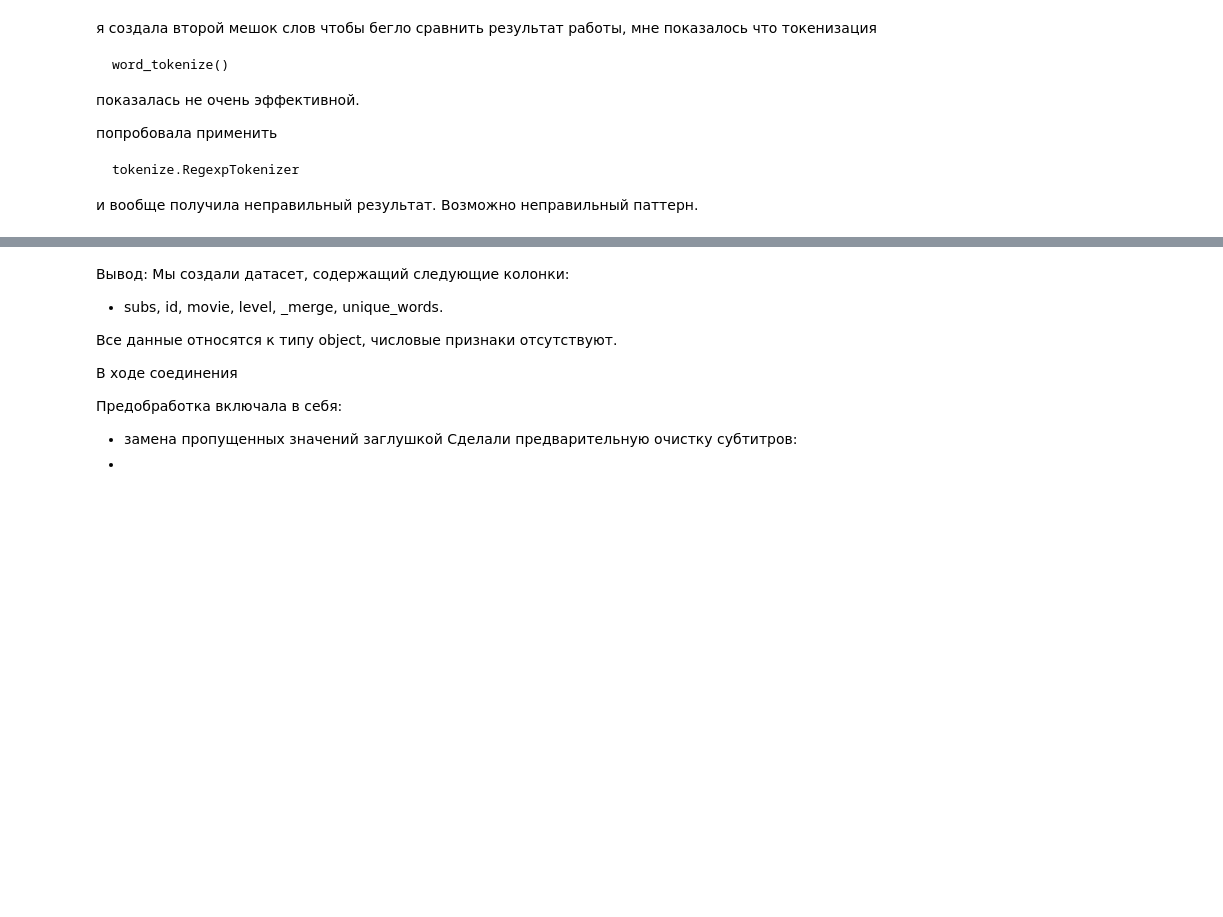
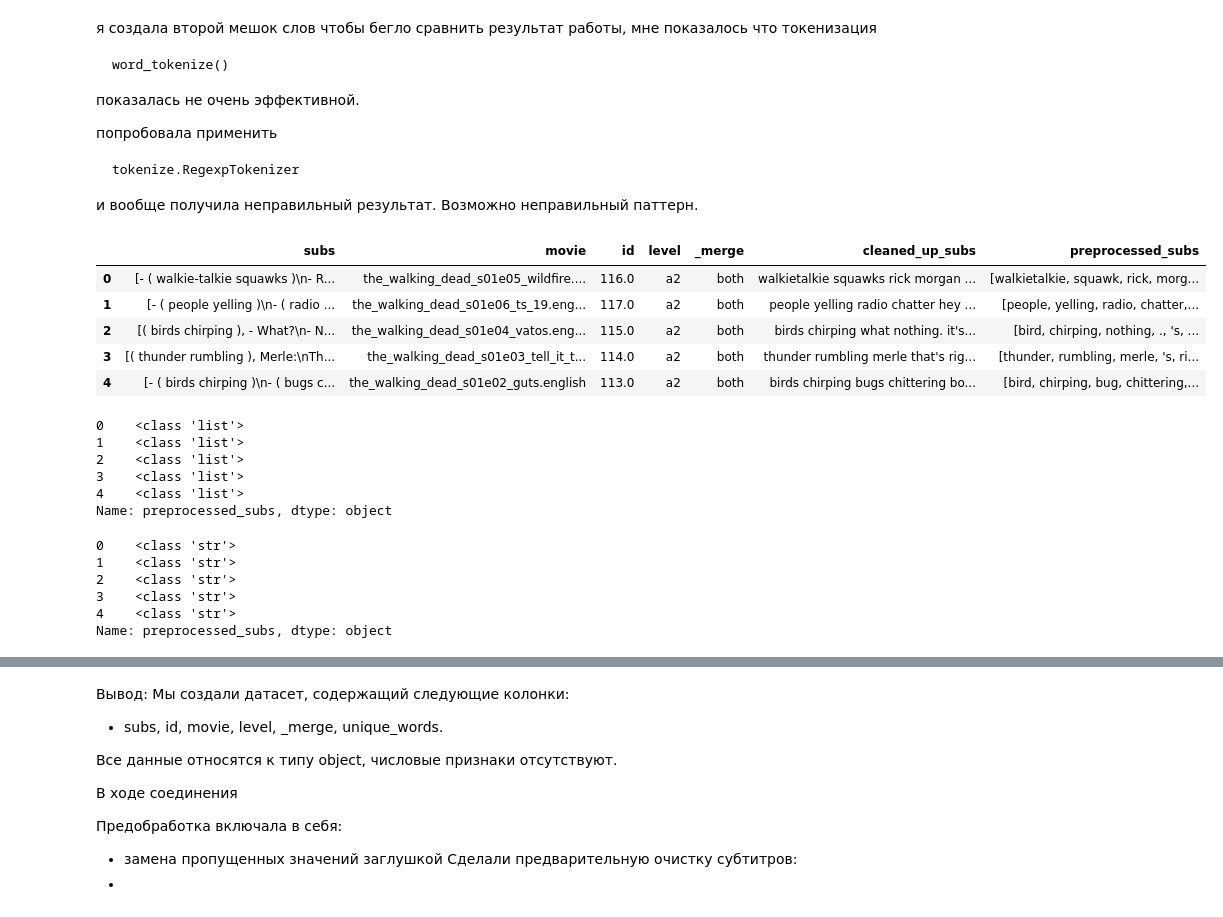
Before and after one commit to AV-BOLT/Masterskaya_2, a Jupyter notebook: Notebooks/determine_langlevel_by_subs.ipynb, the cells around one changed output, grey strips where cells are left out. Cells and saved outputs as stored; diff of their text form; code cells hidden in the pictures; blank space fills up the shorter version.

````diff
--- a/Notebooks/determine_langlevel_by_subs.ipynb
+++ b/Notebooks/determine_langlevel_by_subs.ipynb
@@ -446,6 +462,15 @@ word_tokenize()
 tokenize.RegexpTokenizer
 ```
 и вообще получила неправильный результат. Возможно неправильный паттерн.
+# %%
+data.head()
+# %% [output]
+|  | subs | movie | id | level | _merge | cleaned_up_subs | preprocessed_subs |
+| 0 | [- ( walkie-talkie squawks )\n- R... | the_walking_dead_s01e05_wildfire.... | 116.0 | a2 | both | walkietalkie squawks rick morgan ... | [walkietalkie, squawk, rick, morg... |
+| 1 | [- ( people yelling )\n- ( radio ... | the_walking_dead_s01e06_ts_19.eng... | 117.0 | a2 | both | people yelling radio chatter hey ... | [people, yelling, radio, chatter,... |
+| 2 | [( birds chirping ), - What?\n- N... | the_walking_dead_s01e04_vatos.eng... | 115.0 | a2 | both | birds chirping what nothing. it's... | [bird, chirping, nothing, ., 's, ... |
+| 3 | [( thunder rumbling ), Merle:\nTh... | the_walking_dead_s01e03_tell_it_t... | 114.0 | a2 | both | thunder rumbling merle that's rig... | [thunder, rumbling, merle, 's, ri... |
+| 4 | [- ( birds chirping )\n- ( bugs c... | the_walking_dead_s01e02_guts.english | 113.0 | a2 | both | birds chirping bugs chittering bo... | [bird, chirping, bug, chittering,... |
 # %%
 word_counts_before = Counter()
 word_counts_before.update(' '.join(data['cleaned_up_subs']).split())
@@ -454,0 +478,19 @@ word_counts_before
+# %%
+data['preprocessed_subs'].apply(type).head()
+# %% [output]
+0    <class 'list'>
+1    <class 'list'>
+2    <class 'list'>
+3    <class 'list'>
+4    <class 'list'>
+Name: preprocessed_subs, dtype: object
+# %%
+data['preprocessed_subs'] = data['preprocessed_subs'].apply(str)
+data['preprocessed_subs'].apply(type).head()
+# %% [output]
+0    <class 'str'>
+1    <class 'str'>
+2    <class 'str'>
+3    <class 'str'>
+4    <class 'str'>
+Name: preprocessed_subs, dtype: object
````
Also changed, not shown: parts of 16 cells of this notebook.
